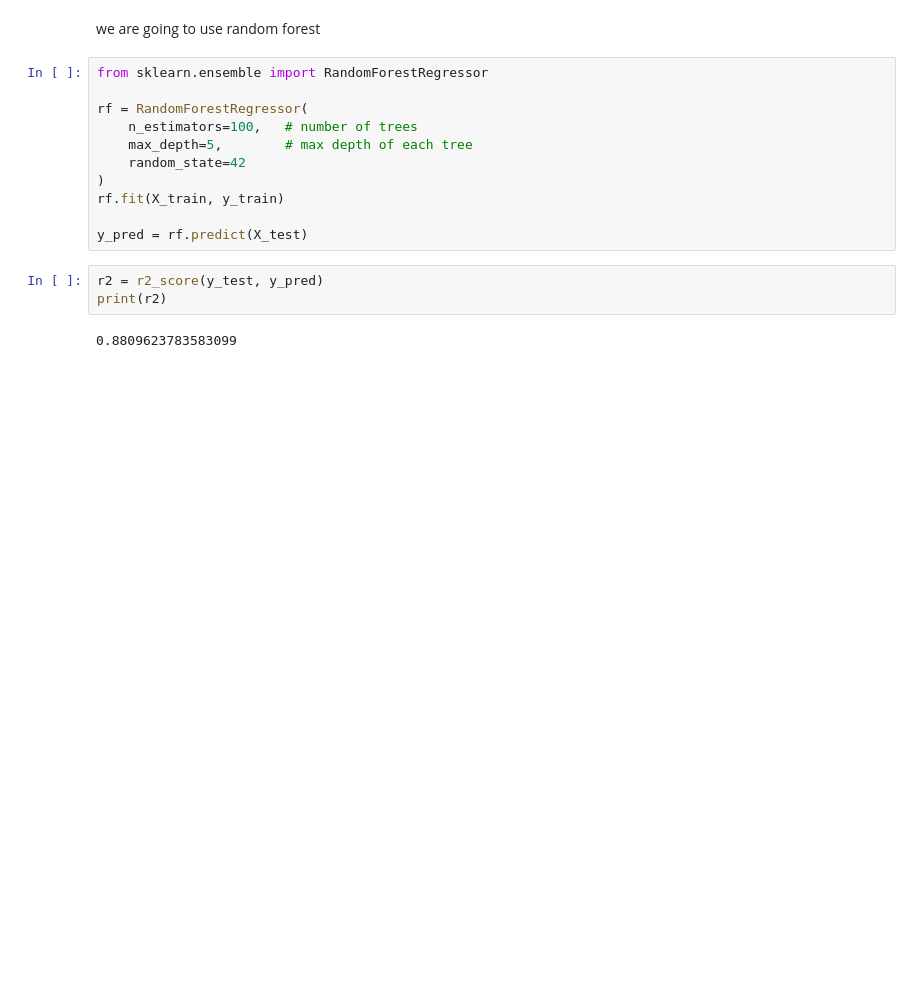
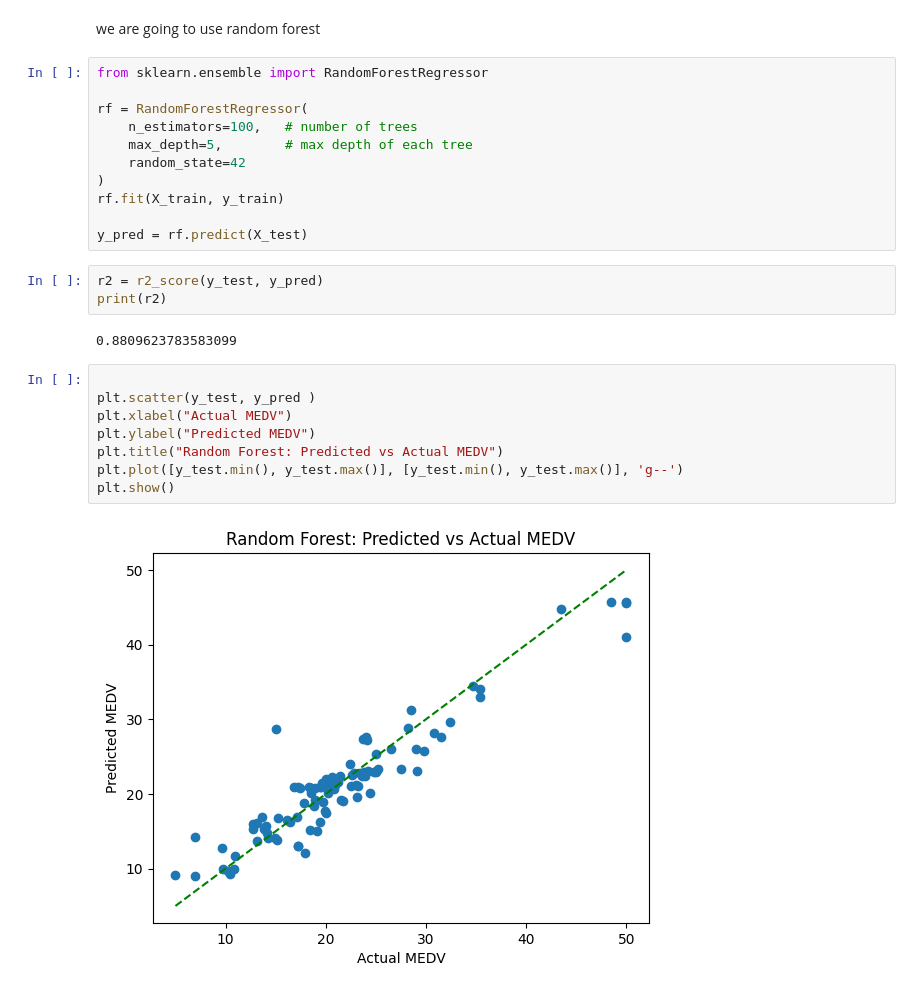
Before and after one commit to Repezel/ML-model-1, a Jupyter notebook: house_prediction_model.ipynb, the cells around one changed output. Saved outputs shown, nothing was run; the diff lists cells and outputs as text; blank space fills up the shorter version.

```diff
--- a/house_prediction_model.ipynb
+++ b/house_prediction_model.ipynb
@@ -262,3 +262,13 @@ r2 = r2_score(y_test, y_pred)
 print(r2)
 # %% [output]
 0.8809623783583099
+# %%
+
+plt.scatter(y_test, y_pred )
+plt.xlabel("Actual MEDV")
+plt.ylabel("Predicted MEDV")
+plt.title("Random Forest: Predicted vs Actual MEDV")
+plt.plot([y_test.min(), y_test.max()], [y_test.min(), y_test.max()], 'g--')
+plt.show()
+# %% [output]
+[figure, added]
```
Also changed, not shown: parts of 2 cells of this notebook.
